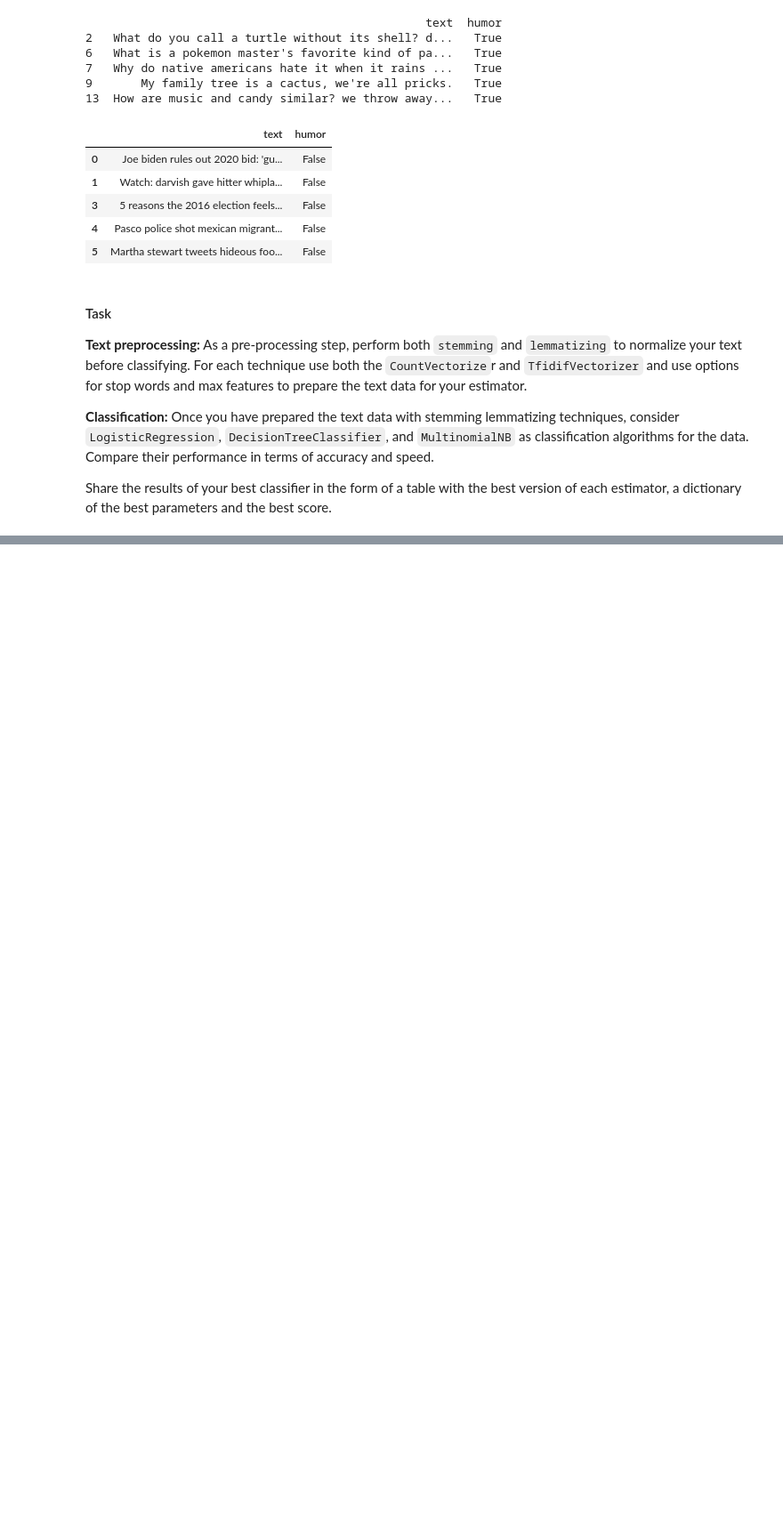
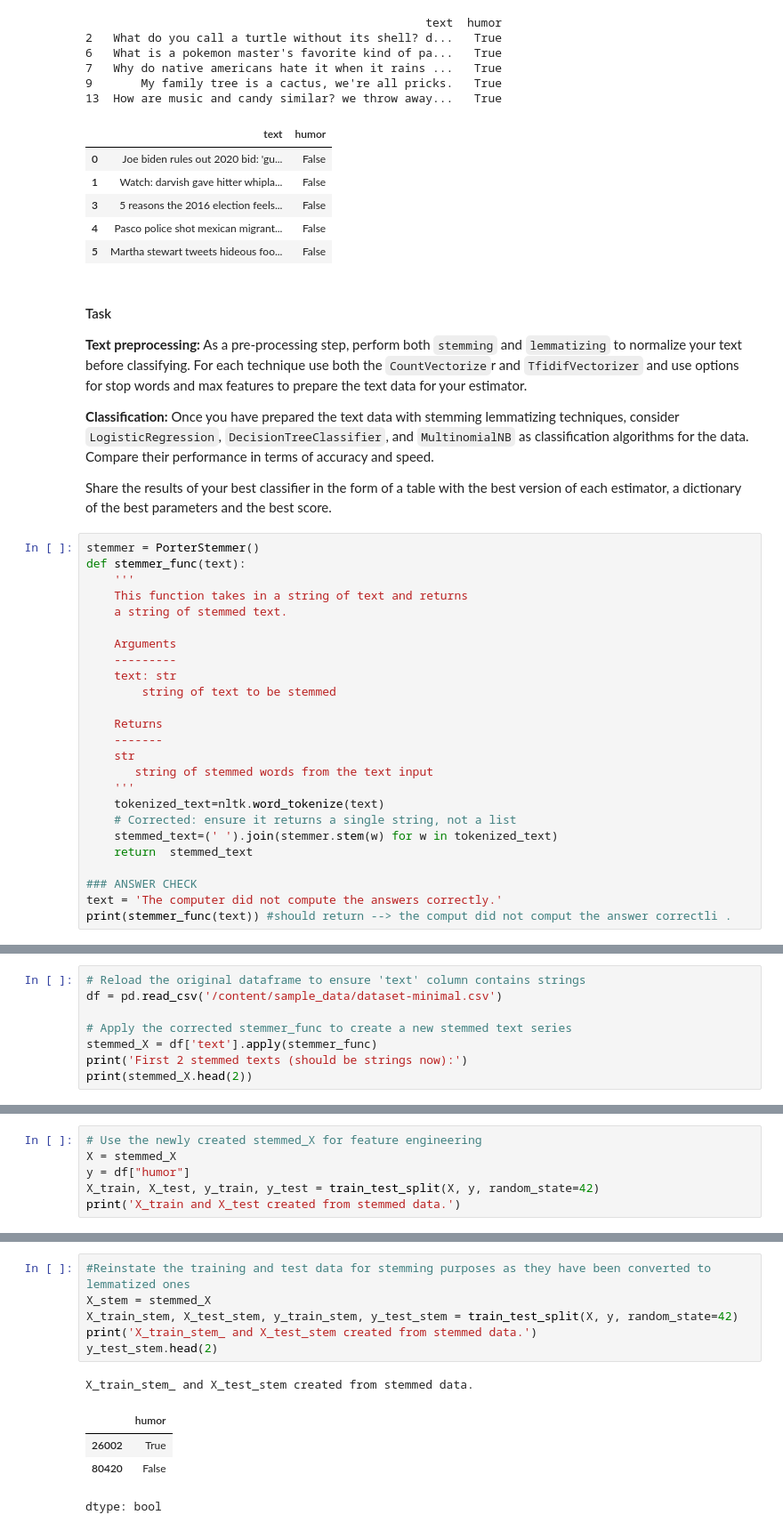
Before and after one commit to Subroy1/MSAI_AllPracticeModules, a Jupyter notebook: Module 18/try_it_18_1.ipynb, the cells around one changed output, grey strips where cells are left out. Shown at 89% size. Cells and saved outputs as stored; diff of their text form; blank space fills up the shorter version.

```diff
--- a/Module 18/try_it_18_1.ipynb
+++ b/Module 18/try_it_18_1.ipynb
@@ -36,3 +67,28 @@ df[df["humor"]==False].head(5)
 **Classification:** Once you have prepared the text data with stemming lemmatizing techniques, consider `LogisticRegression`, `DecisionTreeClassifier`, and `MultinomialNB` as classification algorithms for the data. Compare their performance in terms of accuracy and speed.
 
 Share the results of your best classifier in the form of a table with the best version of each estimator, a dictionary of the best parameters and the best score.
+# %%
+stemmer = PorterStemmer()
+def stemmer_func(text):
+    '''
+    This function takes in a string of text and returns
+    a string of stemmed text.
+
+    Arguments
+    ---------
+    text: str
+        string of text to be stemmed
+
+    Returns
+    -------
+    str
+       string of stemmed words from the text input
+    '''
+    tokenized_text=nltk.word_tokenize(text)
+    # Corrected: ensure it returns a single string, not a list
+    stemmed_text=(' ').join(stemmer.stem(w) for w in tokenized_text)
+    return  stemmed_text
+
+### ANSWER CHECK
+text = 'The computer did not compute the answers correctly.'
+print(stemmer_func(text)) #should return --> the comput did not comput the answer correctli .
@@ -38,0 +97,8 @@ Share the results of your best classifier in the form of a table with the best v
+# %%
+# Reload the original dataframe to ensure 'text' column contains strings
+df = pd.read_csv('/content/sample_data/dataset-minimal.csv')
+
+# Apply the corrected stemmer_func to create a new stemmed text series
+stemmed_X = df['text'].apply(stemmer_func)
+print('First 2 stemmed texts (should be strings now):')
+print(stemmed_X.head(2))
@@ -38,0 +110,6 @@ Share the results of your best classifier in the form of a table with the best v
+# %%
+# Use the newly created stemmed_X for feature engineering
+X = stemmed_X
+y = df["humor"]
+X_train, X_test, y_train, y_test = train_test_split(X, y, random_state=42)
+print('X_train and X_test created from stemmed data.')
@@ -48,0 +221,12 @@ pd.DataFrame({'model': ['Logistic', 'Decision Tree', 'Bayes'],
+# %%
+#Reinstate the training and test data for stemming purposes as they have been converted to lemmatized ones
+X_stem = stemmed_X
+X_train_stem, X_test_stem, y_train_stem, y_test_stem = train_test_split(X, y, random_state=42)
+print('X_train_stem_ and X_test_stem created from stemmed data.')
+y_test_stem.head(2)
+# %% [output]
+X_train_stem_ and X_test_stem created from stemmed data.
+|  | humor |
+| 26002 | True |
+| 80420 | False |
+dtype: bool
```
Also changed, not shown: parts of 24 cells of this notebook.
